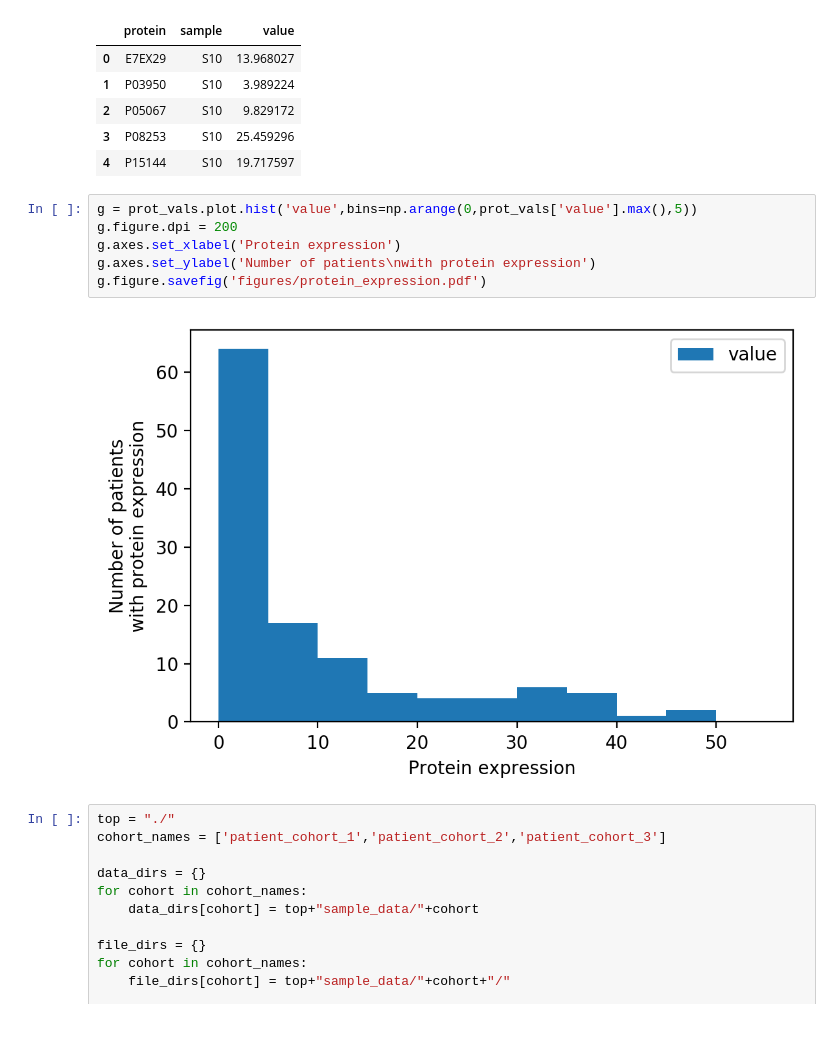
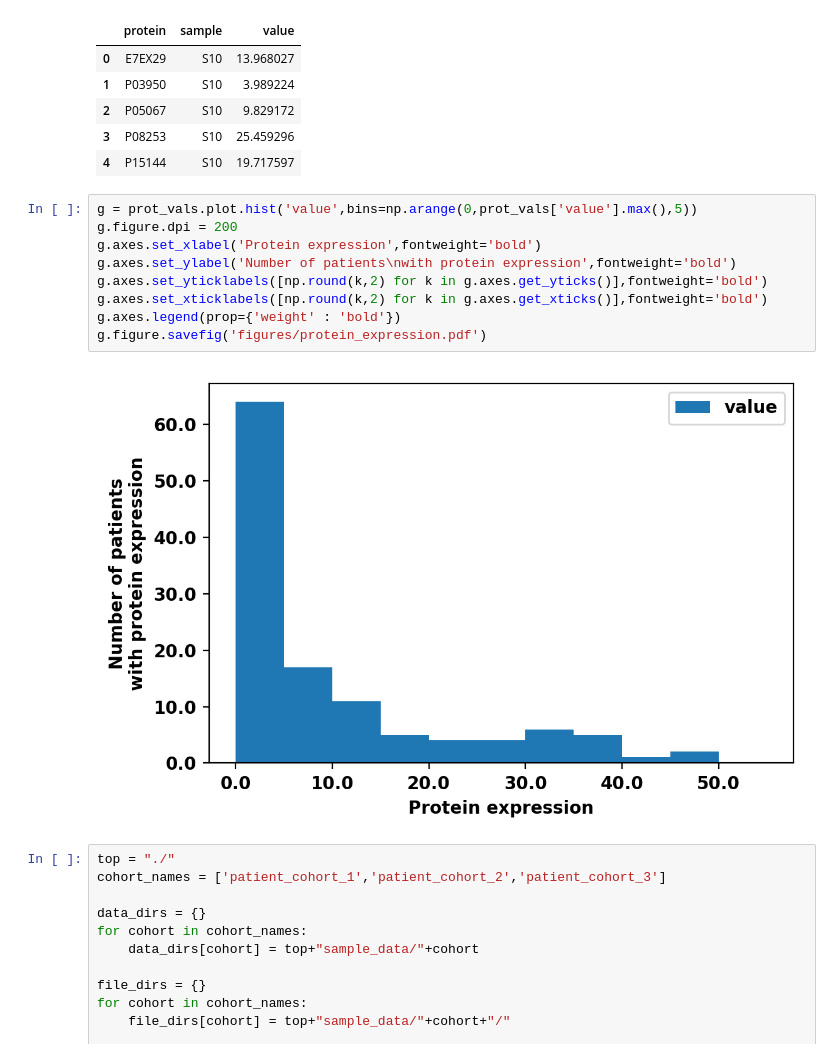
Before and after one commit to ngiangre/cohorts, a Jupyter notebook: Bioinformatics_Note_Implementation.ipynb, the cells around one changed output. Saved outputs shown, nothing was run; the diff lists cells and outputs as text; blank space fills up the shorter version.

Commit message:
bolded figure

```diff
--- a/Bioinformatics_Note_Implementation.ipynb
+++ b/Bioinformatics_Note_Implementation.ipynb
@@ -54,11 +54,14 @@ display(prot_vals.head())
 # %%
 g = prot_vals.plot.hist('value',bins=np.arange(0,prot_vals['value'].max(),5))
 g.figure.dpi = 200
-g.axes.set_xlabel('Protein expression')
-g.axes.set_ylabel('Number of patients\nwith protein expression')
+g.axes.set_xlabel('Protein expression',fontweight='bold')
+g.axes.set_ylabel('Number of patients\nwith protein expression',fontweight='bold')
+g.axes.set_yticklabels([np.round(k,2) for k in g.axes.get_yticks()],fontweight='bold')
+g.axes.set_xticklabels([np.round(k,2) for k in g.axes.get_xticks()],fontweight='bold')
+g.axes.legend(prop={'weight' : 'bold'})
 g.figure.savefig('figures/protein_expression.pdf')
 # %% [output]
-[figure, old version]
+[figure, new version]
 # %%
 top = "./"
 cohort_names = ['patient_cohort_1','patient_cohort_2','patient_cohort_3']
```
Also changed, not shown: 1 other file.
